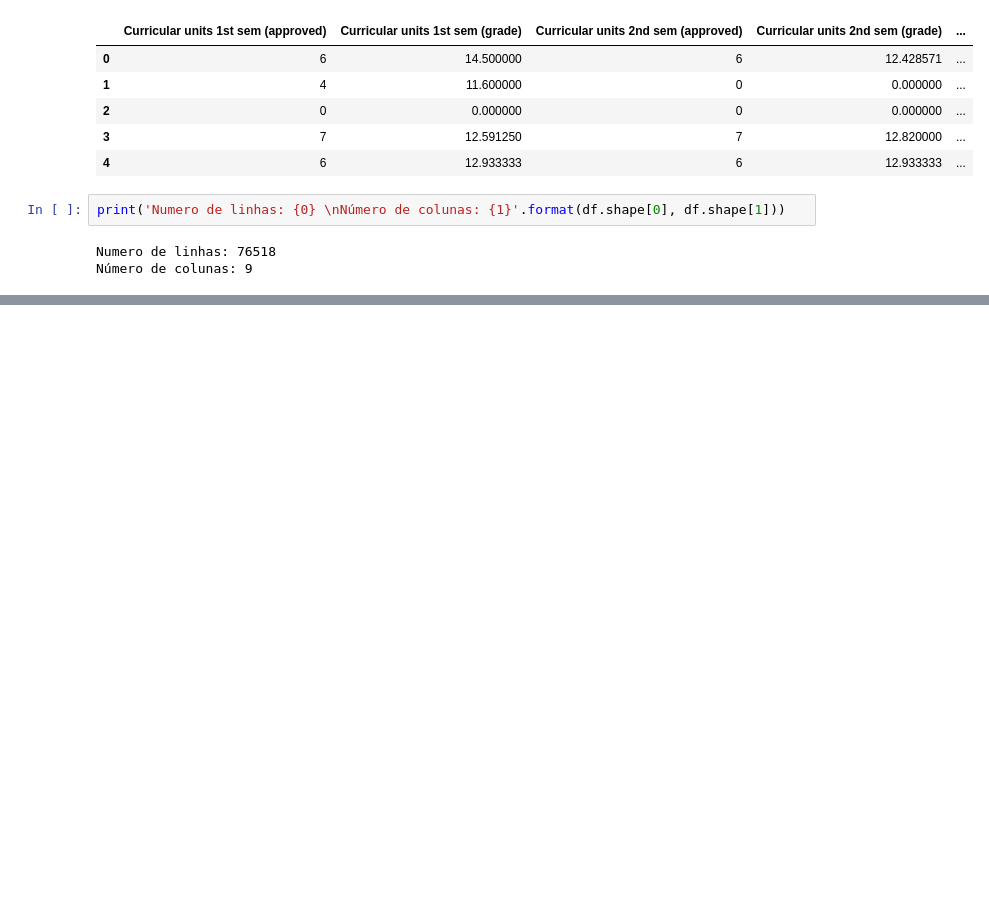
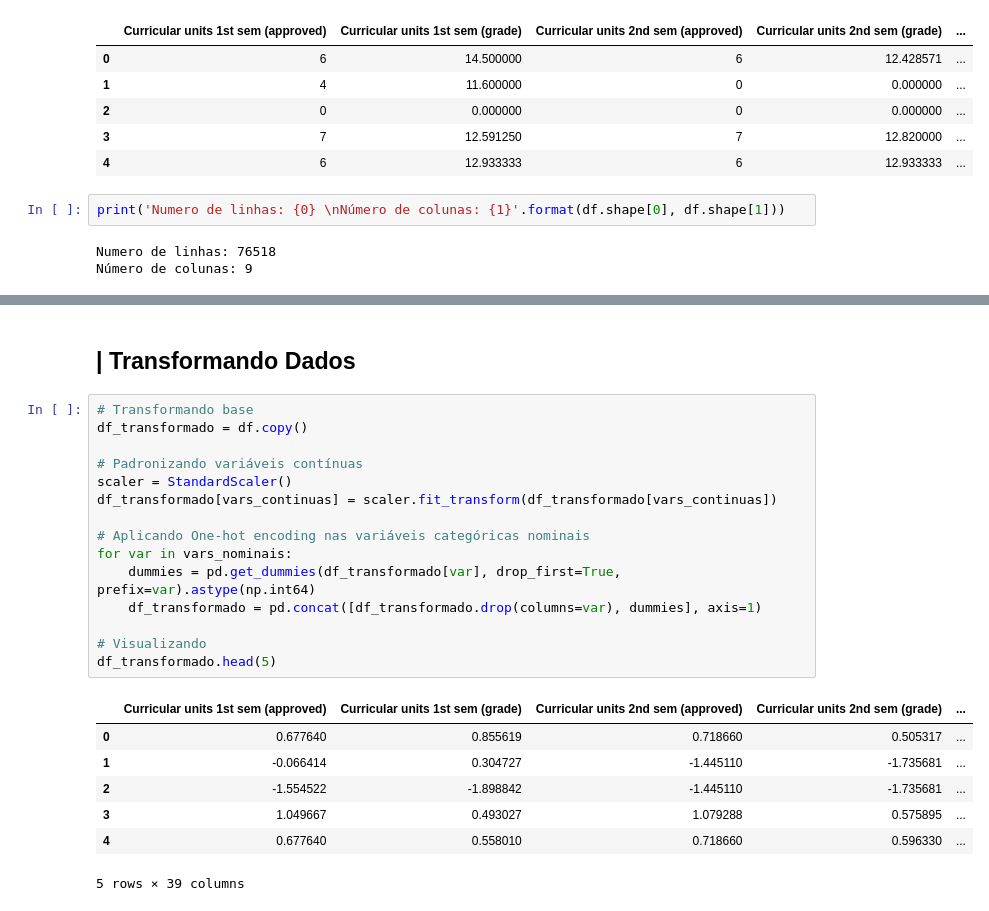
Before and after one commit to DuquePin/Final_Project_EBAC, a Jupyter notebook: notebooks/Preprocessing.ipynb, the cells around one changed output, grey strips where cells are left out. Cells and saved outputs as stored; diff of their text form; blank space fills up the shorter version.

```diff
--- a/notebooks/Preprocessing.ipynb
+++ b/notebooks/Preprocessing.ipynb
@@ -348,0 +387,25 @@ IV do componente PC_20 igual a : 984.12% - Sobreajuste
+# %% [markdown]
+## | Transformando Dados
+# %%
+# Transformando base
+df_transformado = df.copy()
+
+# Padronizando variáveis contínuas
+scaler = StandardScaler()
+df_transformado[vars_continuas] = scaler.fit_transform(df_transformado[vars_continuas])
+
+# Aplicando One-hot encoding nas variáveis categóricas nominais
+for var in vars_nominais:
+    dummies = pd.get_dummies(df_transformado[var], drop_first=True, prefix=var).astype(np.int64)
+    df_transformado = pd.concat([df_transformado.drop(columns=var), dummies], axis=1)
+
+# Visualizando
+df_transformado.head(5)
+# %% [output]
+|  | Curricular units 1st sem (approved) | Curricular units 1st sem (grade) | Curricular units 2nd sem (approved) | Curricular units 2nd sem (grade) | ... |
+| 0 | 0.677640 | 0.855619 | 0.718660 | 0.505317 | ... |
+| 1 | -0.066414 | 0.304727 | -1.445110 | -1.735681 | ... |
+| 2 | -1.554522 | -1.898842 | -1.445110 | -1.735681 | ... |
+| 3 | 1.049667 | 0.493027 | 1.079288 | 0.575895 | ... |
+| 4 | 0.677640 | 0.558010 | 0.718660 | 0.596330 | ... |
+5 rows × 39 columns
```
Also changed, not shown: parts of 41 cells of this notebook, 8 other files.
